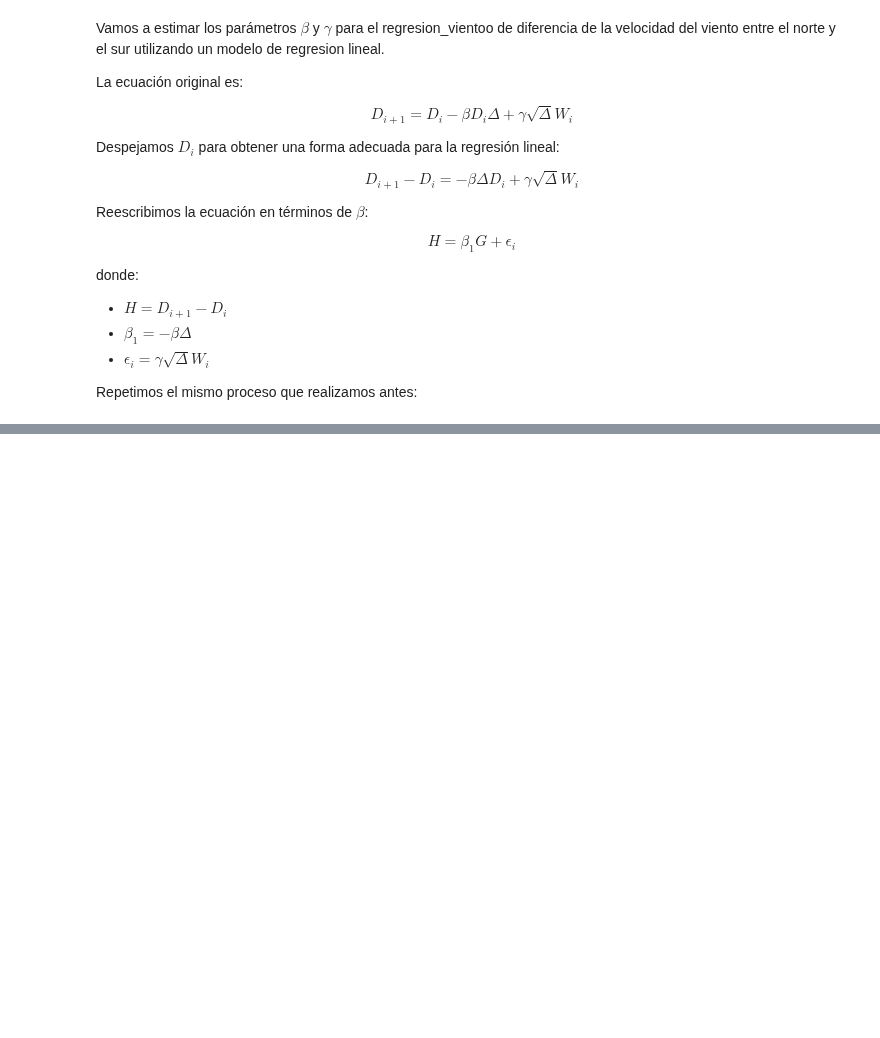
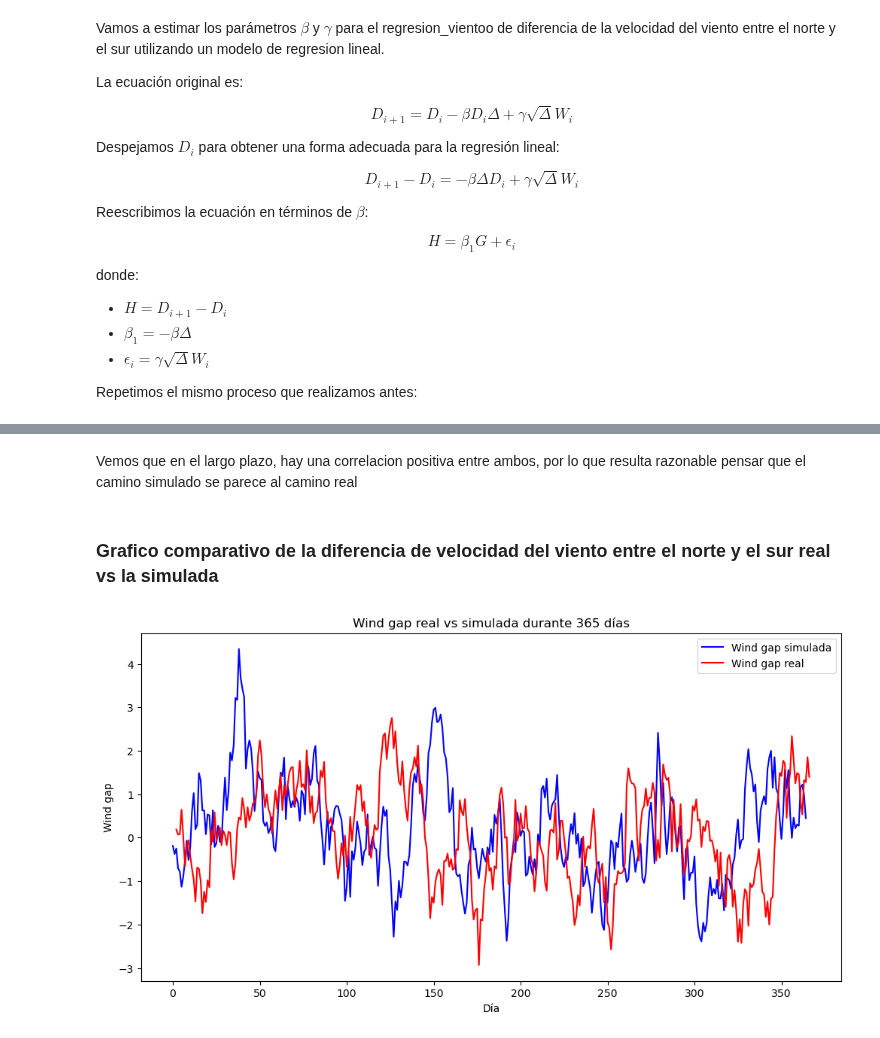
Before and after one commit to MarianoSanson/tp-viento, a Jupyter notebook: entrega.ipynb, the cells around one changed output, grey strips where cells are left out. Drawn from its saved outputs; the diff is of its cells as text; code cells hidden in the pictures; blank space fills up the shorter version.

Commit message:
entrega cargado

```diff
--- a/entrega.ipynb
+++ b/entrega.ipynb
@@ -175,0 +277,19 @@ gamma estimado: 10.091915756839064
+# %% [markdown]
+Vemos que en el largo plazo, hay una correlacion positiva entre ambos, por lo que resulta razonable pensar que el camino simulado se parece al camino real
+# %% [markdown]
+### Grafico comparativo de la diferencia de velocidad del viento entre el norte y el sur real vs la simulada
+# %%
+simular_gap = simulacion_norte - simulacion_sur
+
+# Graficar las simulaciones
+plt.figure(figsize=(12, 6))
+plt.plot(simular_gap, color='blue', label='Wind gap simulada')
+plt.plot(datos["wind gap norte sur"][:T], color='red', label='Wind gap real')
+
+plt.xlabel('Día')
+plt.ylabel('Wind gap')
+plt.title('Wind gap real vs simulada durante 365 días')
+plt.legend()
+plt.show()
+# %% [output]
+[figure, added]
```
Also changed, not shown: parts of 71 cells of this notebook.
